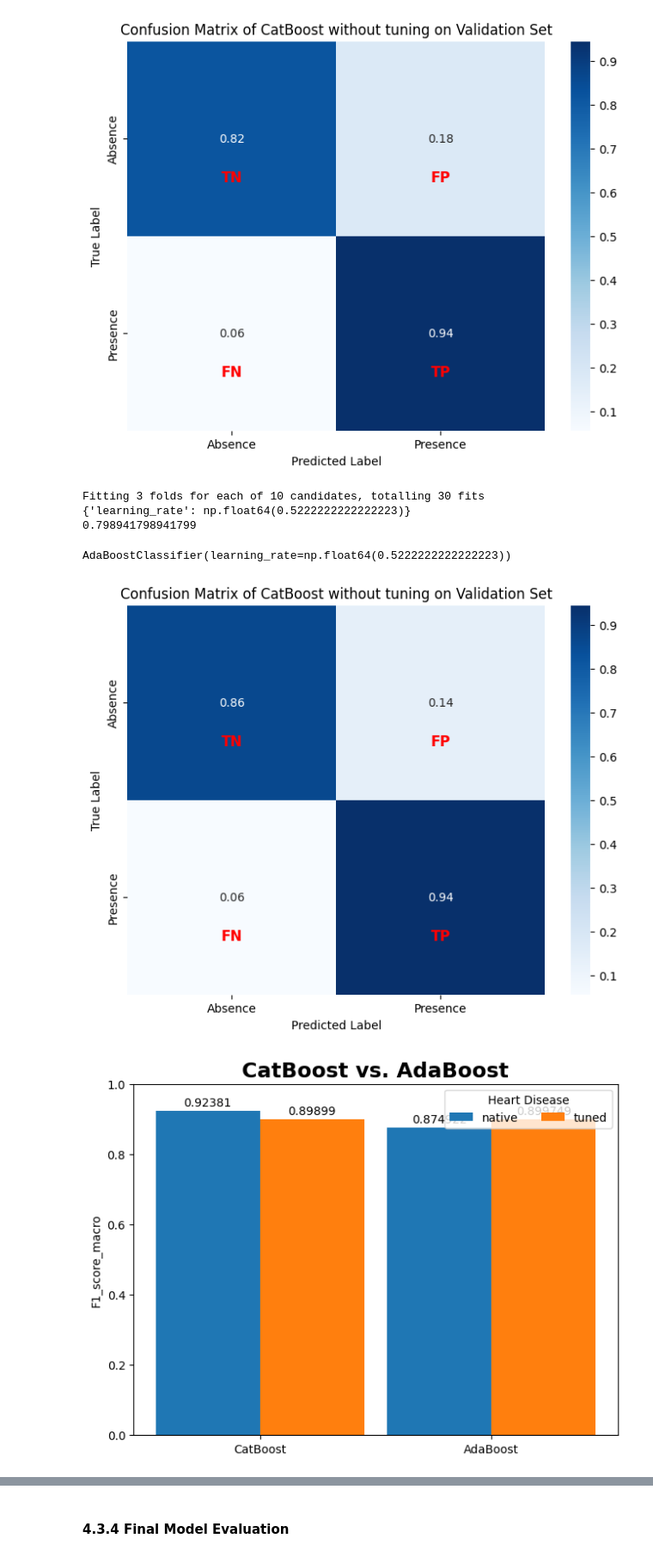
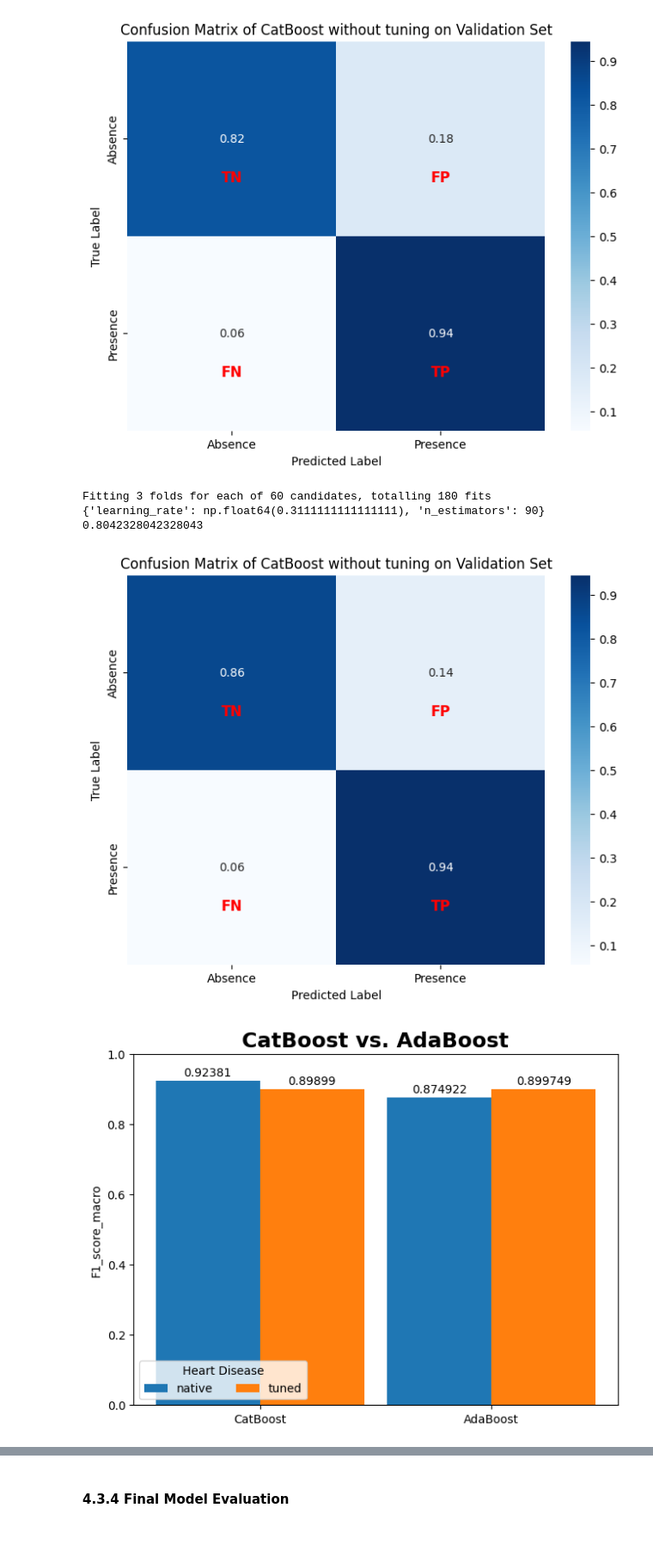
Before and after one commit to micheleishere/CO2, a Jupyter notebook: Project_CO2_main.ipynb, the cells around one changed output, grey strips where cells are left out. Shown at 86% size. Cells and saved outputs as stored; diff of their text form; code cells hidden in the pictures.

```diff
--- a/Project_CO2_main.ipynb
+++ b/Project_CO2_main.ipynb
@@ -1281,19 +1286,18 @@ param_grid = {
-# %%
-grid_search = GridSearchCV(ada, param_grid, n_jobs = -1, cv = 3, verbose = 1)
-ada_grid_search = grid_search.fit(train_X, train_y)
-print(ada_grid_search.best_params_)
-print(ada_grid_search.best_score_)
-# %% [output]
-Fitting 3 folds for each of 10 candidates, totalling 30 fits
-{'learning_rate': np.float64(0.5222222222222223)}
-0.798941798941799
-# %%
-ada_tuned = AdaBoostClassifier(
-    learning_rate= ada_grid_search.best_params_["learning_rate"])
-ada_tuned.fit(train_X,train_y)
-# %% [output]
-AdaBoostClassifier(learning_rate=np.float64(0.5222222222222223))
 # %%
+# inspired by the lession
+param_grid = {
+    'learning_rate': np.linspace(0.1,2,10),
+    'n_estimators' : range(50,110,10)
+}
+grid_search = GridSearchCV(ada, param_grid, n_jobs = -1, cv = 3, verbose = 1)
+ada_grid_search = grid_search.fit(train_X, train_y)
+print(ada_grid_search.best_params_)
+print(ada_grid_search.best_score_)
+
+ada_tuned = AdaBoostClassifier(
+    learning_rate= ada_grid_search.best_params_["learning_rate"])
+ada_tuned.fit(train_X,train_y)
+
 val_pred_tuned_ada = ada_tuned.predict(validation_X)
 
 class_ada_tuned = classification_report(validation_y,val_pred_tuned_ada, output_dict= True)
@@ -1318,33 +1322,36 @@ plt.ylabel('True Label')
 plt.xlabel('Predicted Label')
 plt.show()
 # %% [output]
+Fitting 3 folds for each of 60 candidates, totalling 180 fits
+{'learning_rate': np.float64(0.3111111111111111), 'n_estimators': 90}
+0.8042328042328043
 [figure]
 # %%
 # preparation
 distribution = {"native":(class_cat_native["macro avg"]["f1-score"],class_ada_nativ["macro avg"]["f1-score"]),
 "tuned": (class_cat_tuned["macro avg"]["f1-score"], class_ada_tuned["macro avg"]["f1-score"])}
 
 label = ("CatBoost","AdaBoost")
 
 x = np.arange(len(label))  # the label locations
 width = 0.45  # the width of the bars
 multiplier = 0.5
 
 fig, ax = plt.subplots(layout='constrained')
 
 for attribute, measurement in distribution.items():
     offset = width * multiplier
     rects = ax.bar(x + offset, measurement, width, label = attribute)
     ax.bar_label(rects, padding=2)
     multiplier += 1
 
 # Add some text for labels, title and custom x-axis tick labels, etc.
 ax.set_ylabel('F1_score_macro')
 ax.set_title('CatBoost vs. AdaBoost', weight = "bold" , size = 18)
 ax.set_xticks(x + width, label)
-ax.legend(loc='upper right', ncols=2, title = "Heart Disease")
+ax.legend(loc='lower left', ncols=2, title = "Heart Disease")
 ax.set_ylim(0, 1)
 
 plt.show()
 # %% [output]
-[figure, old version]
+[figure, new version]
```
Also changed, not shown: parts of 29 cells of this notebook, 4 other files.
